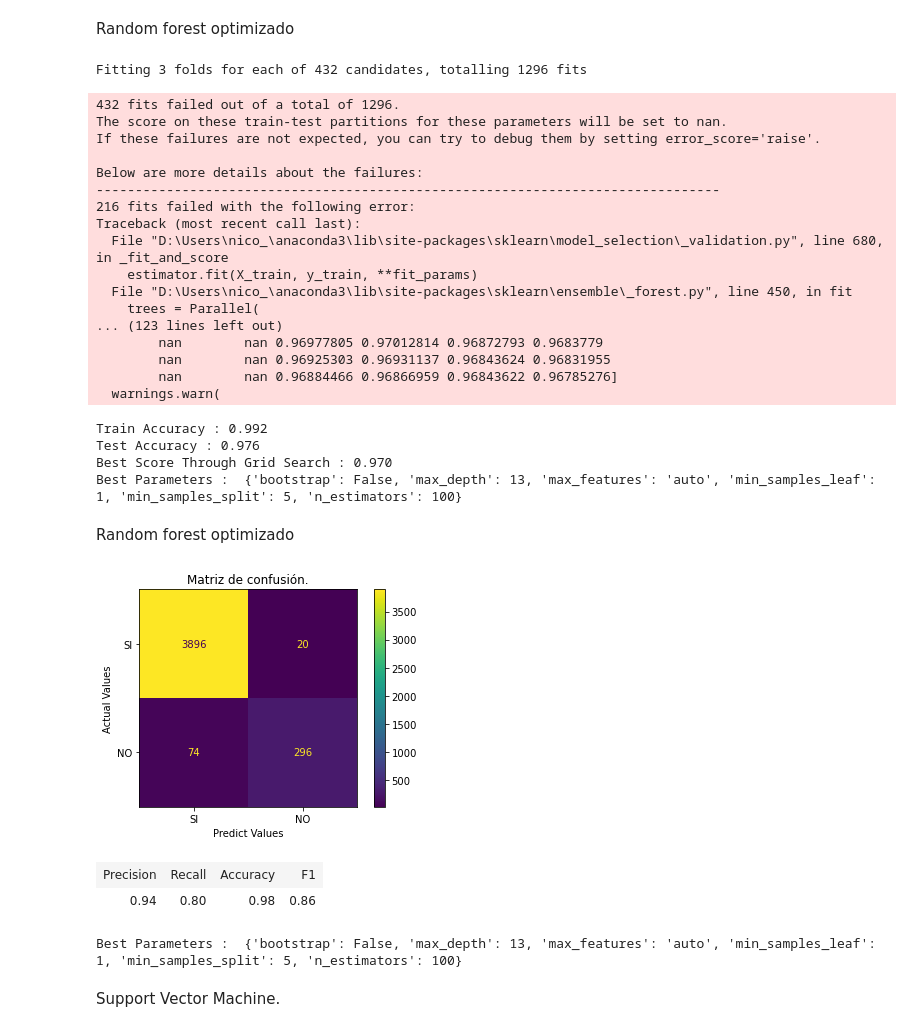
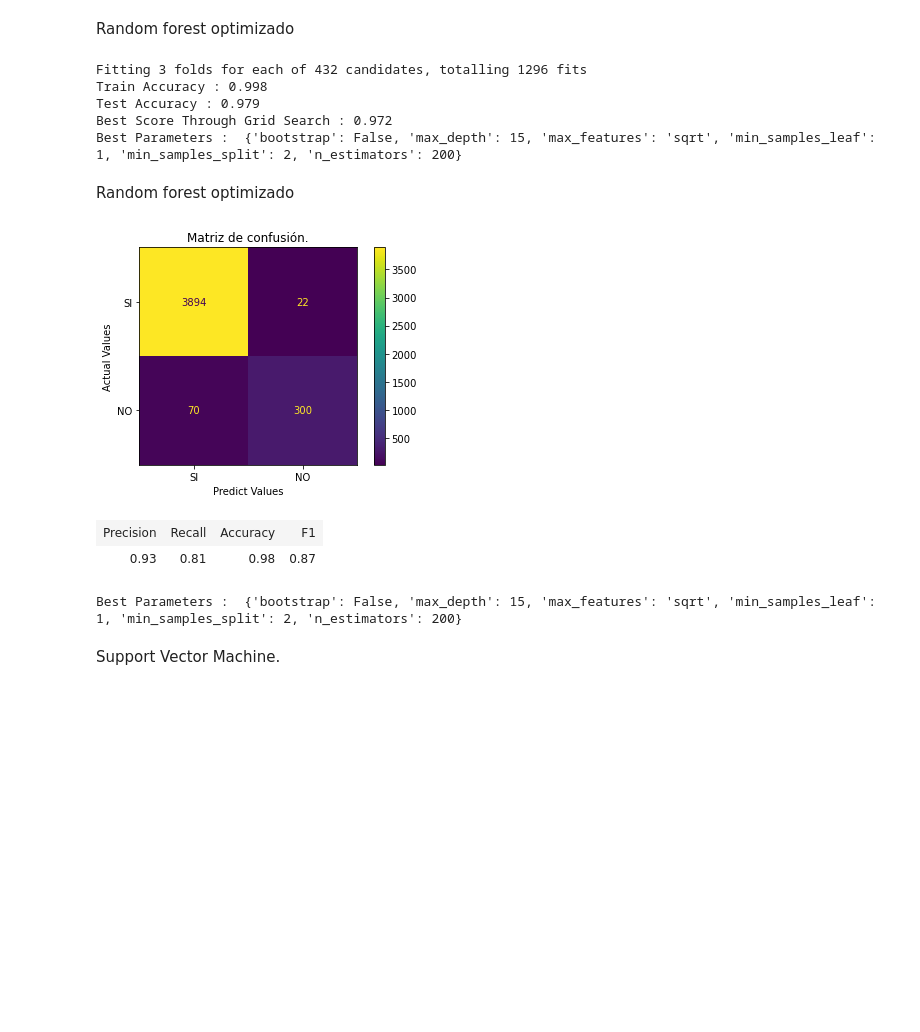
Before and after one commit to nmarcovecchio/tfi_itba_gfw, a Jupyter notebook: python/tfi_sin_fe.ipynb, the cells around one changed output. Cells and saved outputs as stored; diff of their text form; code cells hidden in the pictures; blank space fills up the shorter version.

```diff
--- a/python/tfi_sin_fe.ipynb
+++ b/python/tfi_sin_fe.ipynb
@@ -35,7 +35,7 @@ df = df.dropna()
 df = df[(df['distance_from_shore'] >= 5556)]
 #print(len(df))
 #Dropeamos columnas que no interesen en el modelo.
-df = df.drop(['mmsi', 'source','lat', 'lon','timestamp'], axis = 1)
+df = df.drop(['mmsi', 'source','lat', 'lon','timestamp','source'], axis = 1)
 print(df)
 
 trollers = df.copy()
@@ -194,67 +195,51 @@ Random forest optimizado
 # %%
 
 from sklearn.ensemble import RandomForestClassifier
+from sklearn.model_selection import GridSearchCV
 
 param_grid = {
     'bootstrap': [True, False],
     'max_depth': [12,13,14,15],
     'max_features': ["auto", "sqrt", "log2"],
     'min_samples_leaf': [1,2,3],
-    'min_samples_split': [1, 5 , 10],
+    'min_samples_split': [2, 5 , 10],
     'n_estimators': [100, 200]
 }
 # Create a based model
 rf = RandomForestClassifier()
 # Instantiate the grid search model
 grid = GridSearchCV(estimator = rf, param_grid = param_grid, cv = 3, n_jobs = -1, verbose = 2)
 grid.fit(X_train, y_train)
 
 print('Train Accuracy : %.3f'%grid.best_estimator_.score(X_train, y_train))
 print('Test Accuracy : %.3f'%grid.best_estimator_.score(X_test, y_test))
 print('Best Score Through Grid Search : %.3f'%grid.best_score_)
 print('Best Parameters : ',grid.best_params_)
 
 dt = RandomForestClassifier(bootstrap=grid.best_params_['bootstrap'],
                             max_depth=grid.best_params_['max_depth'],
                             max_features=grid.best_params_['max_features'],
                             min_samples_leaf=grid.best_params_['min_samples_leaf'],
                             min_samples_split=grid.best_params_['min_samples_split'],
                             n_estimators=grid.best_params_['n_estimators']
 )
 dt.fit(X_train, y_train)
 y_pred = dt.predict(X_test)
 evaluate_model('Random forest optimizado', y_test, y_pred)
 # %% [output]
 Fitting 3 folds for each of 432 candidates, totalling 1296 fits
+Train Accuracy : 0.998
+Test Accuracy : 0.979
+Best Score Through Grid Search : 0.972
+Best Parameters :  {'bootstrap': False, 'max_depth': 15, 'max_features': 'sqrt', 'min_samples_leaf': 1, 'min_samples_split': 2, 'n_estimators': 200}
-432 fits failed out of a total of 1296.
-The score on these train-test partitions for these parameters will be set to nan.
-If these failures are not expected, you can try to debug them by setting error_score='raise'.
-
-Below are more details about the failures:
---------------------------------------------------------------------------------
-216 fits failed with the following error:
-Traceback (most recent call last):
-  File "D:\Users\nico_\anaconda3\lib\site-packages\sklearn\model_selection\_validation.py", line 680, in _fit_and_score
-    estimator.fit(X_train, y_train, **fit_params)
-  File "D:\Users\nico_\anaconda3\lib\site-packages\sklearn\ensemble\_forest.py", line 450, in fit
-    trees = Parallel(
-... (123 lines left out)
-        nan        nan 0.96977805 0.97012814 0.96872793 0.9683779
-        nan        nan 0.96925303 0.96931137 0.96843624 0.96831955
-        nan        nan 0.96884466 0.96866959 0.96843622 0.96785276]
-  warnings.warn(
-Train Accuracy : 0.992
-Test Accuracy : 0.976
-Best Score Through Grid Search : 0.970
-Best Parameters :  {'bootstrap': False, 'max_depth': 13, 'max_features': 'auto', 'min_samples_leaf': 1, 'min_samples_split': 5, 'n_estimators': 100}
 Random forest optimizado
 [figure]
 | Precision | Recall | Accuracy | F1 |
-| 0.94 | 0.80 | 0.98 | 0.86 |
+| 0.93 | 0.81 | 0.98 | 0.87 |
 # %%
 print('Best Parameters : ',grid.best_params_)
 # %% [output]
-Best Parameters :  {'bootstrap': False, 'max_depth': 13, 'max_features': 'auto', 'min_samples_leaf': 1, 'min_samples_split': 5, 'n_estimators': 100}
+Best Parameters :  {'bootstrap': False, 'max_depth': 15, 'max_features': 'sqrt', 'min_samples_leaf': 1, 'min_samples_split': 2, 'n_estimators': 200}
 # %% [markdown]
 Support Vector Machine.
 # %%
```
Also changed, not shown: parts of 6 cells of this notebook, 4 other files.
